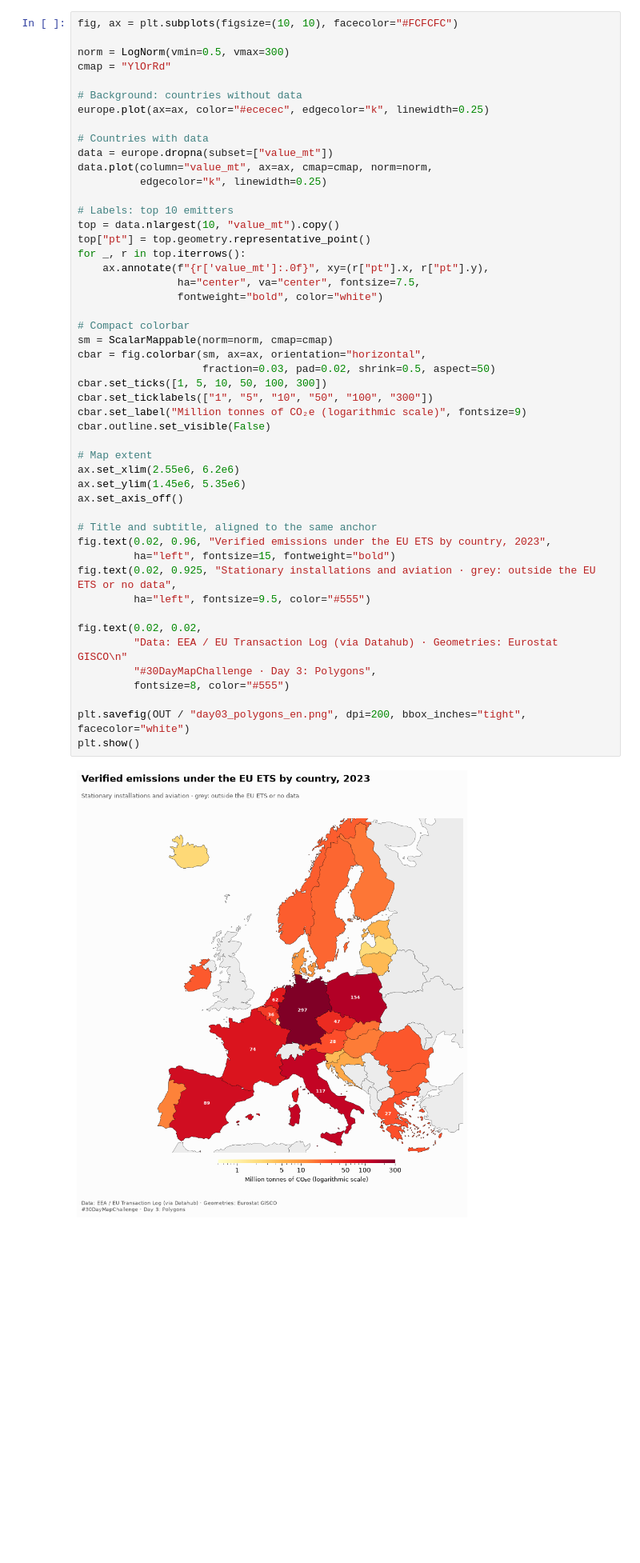
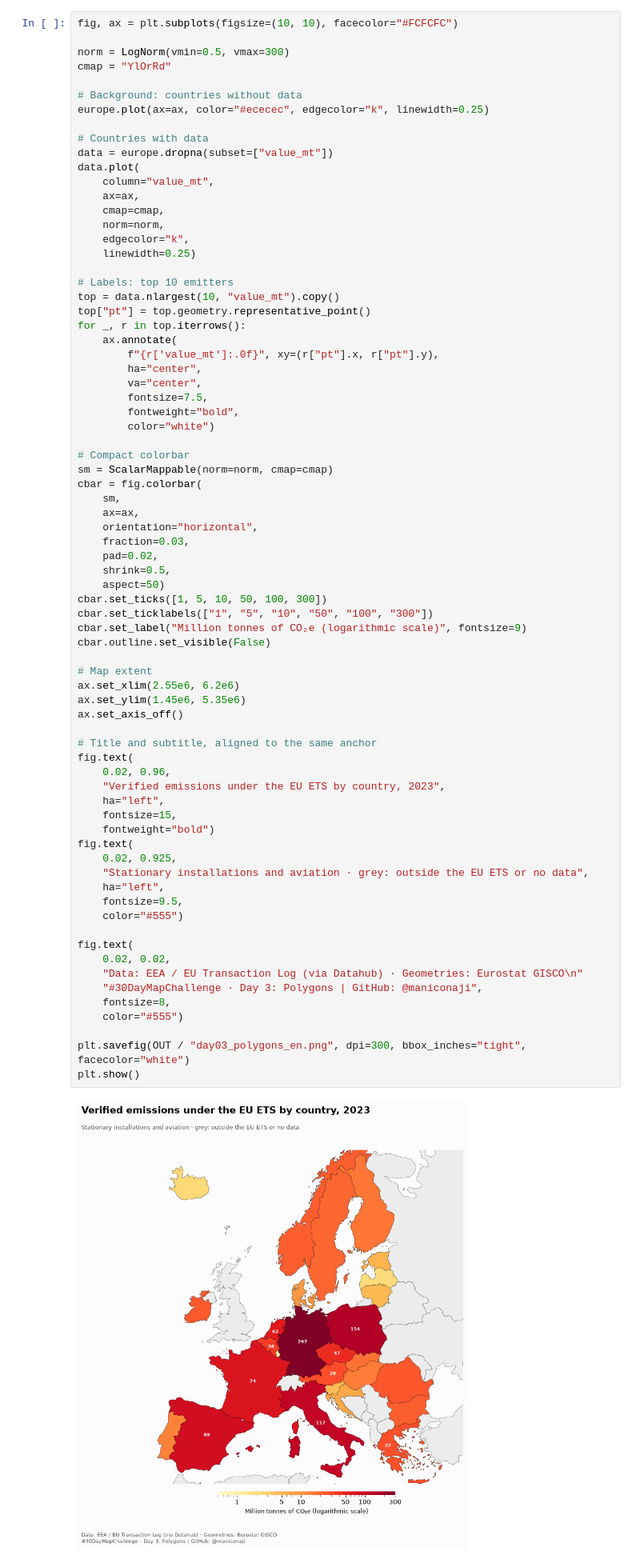
Before and after one commit to maniconaji/30DayMapChallenge, a Jupyter notebook: notebooks/03 - Polygons.ipynb, the cells around one changed output. Shown at 80% size. Saved outputs shown, nothing was run; the diff lists cells and outputs as text; blank space fills up the shorter version.

```diff
--- a/notebooks/03 - Polygons.ipynb
+++ b/notebooks/03 - Polygons.ipynb
@@ -146,50 +146,75 @@ norm = LogNorm(vmin=0.5, vmax=300)
 cmap = "YlOrRd"
 
 # Background: countries without data
 europe.plot(ax=ax, color="#ececec", edgecolor="k", linewidth=0.25)
 
 # Countries with data
 data = europe.dropna(subset=["value_mt"])
-data.plot(column="value_mt", ax=ax, cmap=cmap, norm=norm,
-          edgecolor="k", linewidth=0.25)
+data.plot(
+    column="value_mt",
+    ax=ax,
+    cmap=cmap,
+    norm=norm,
+    edgecolor="k",
+    linewidth=0.25)
 
 # Labels: top 10 emitters
 top = data.nlargest(10, "value_mt").copy()
 top["pt"] = top.geometry.representative_point()
 for _, r in top.iterrows():
-    ax.annotate(f"{r['value_mt']:.0f}", xy=(r["pt"].x, r["pt"].y),
-                ha="center", va="center", fontsize=7.5,
-                fontweight="bold", color="white")
+    ax.annotate(
+        f"{r['value_mt']:.0f}", xy=(r["pt"].x, r["pt"].y),
+        ha="center",
+        va="center",
+        fontsize=7.5,
+        fontweight="bold",
+        color="white")
 
 # Compact colorbar
 sm = ScalarMappable(norm=norm, cmap=cmap)
-cbar = fig.colorbar(sm, ax=ax, orientation="horizontal",
-                    fraction=0.03, pad=0.02, shrink=0.5, aspect=50)
+cbar = fig.colorbar(
+    sm,
+    ax=ax,
+    orientation="horizontal",
+    fraction=0.03,
+    pad=0.02,
+    shrink=0.5,
+    aspect=50)
 cbar.set_ticks([1, 5, 10, 50, 100, 300])
 cbar.set_ticklabels(["1", "5", "10", "50", "100", "300"])
 cbar.set_label("Million tonnes of CO₂e (logarithmic scale)", fontsize=9)
 cbar.outline.set_visible(False)
 
 # Map extent
 ax.set_xlim(2.55e6, 6.2e6)
 ax.set_ylim(1.45e6, 5.35e6)
 ax.set_axis_off()
 
 # Title and subtitle, aligned to the same anchor
-fig.text(0.02, 0.96, "Verified emissions under the EU ETS by country, 2023",
-         ha="left", fontsize=15, fontweight="bold")
-fig.text(0.02, 0.925, "Stationary installations and aviation · grey: outside the EU ETS or no data",
-         ha="left", fontsize=9.5, color="#555")
+fig.text(
+    0.02, 0.96,
+    "Verified emissions under the EU ETS by country, 2023",
+    ha="left",
+    fontsize=15,
+    fontweight="bold")
+fig.text(
+    0.02, 0.925,
+    "Stationary installations and aviation · grey: outside the EU ETS or no data",
+    ha="left",
+    fontsize=9.5,
+    color="#555")
 
-fig.text(0.02, 0.02,
-         "Data: EEA / EU Transaction Log (via Datahub) · Geometries: Eurostat GISCO\n"
-         "#30DayMapChallenge · Day 3: Polygons",
-         fontsize=8, color="#555")
+fig.text(
+    0.02, 0.02,
+    "Data: EEA / EU Transaction Log (via Datahub) · Geometries: Eurostat GISCO\n"
+    "#30DayMapChallenge · Day 3: Polygons | GitHub: @maniconaji",
+    fontsize=8,
+    color="#555")
 
-plt.savefig(OUT / "day03_polygons_en.png", dpi=200, bbox_inches="tight", facecolor="white")
+plt.savefig(OUT / "day03_polygons_en.png", dpi=300, bbox_inches="tight", facecolor="white")
 plt.show()
 # %% [output]
-[figure, old version]
+[figure, new version]
 # %%
 CAT_VERIFIED = "2. Verified emissions"
 CAT_FILLED = "2.1b EU-ETS Verified Emissions (expected, gap-filled for latest year)"
```
Also changed, not shown: parts of 3 cells of this notebook, 10 other files.
